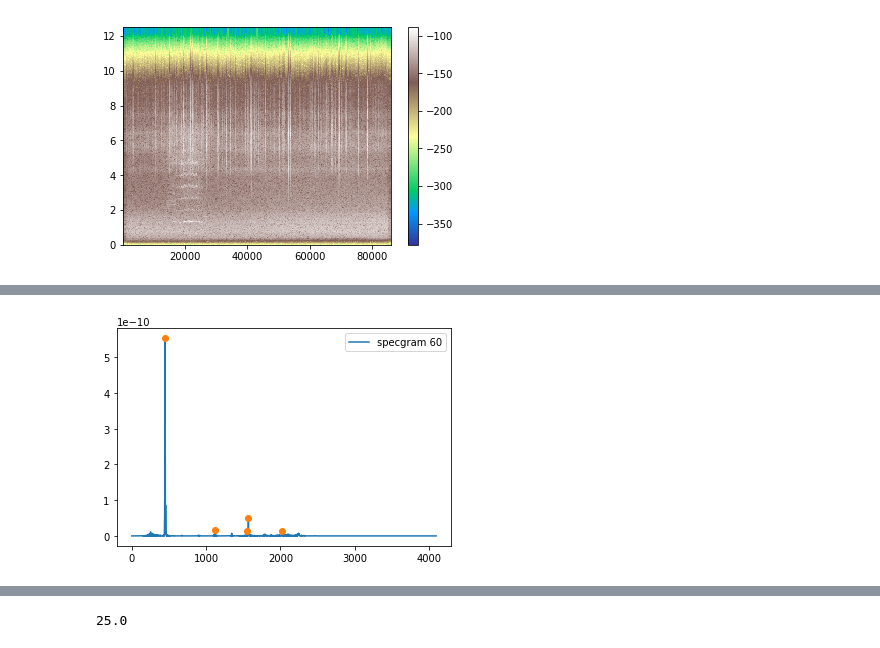
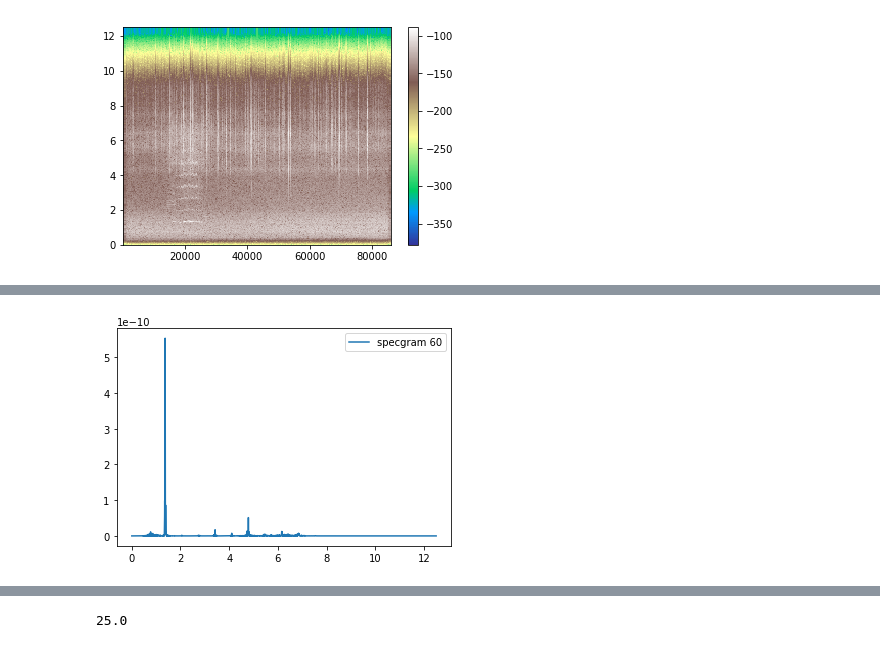
Before and after one commit to DDEssing/thesis_code, a Jupyter notebook: Amplitude_variation.ipynb, the cells around one changed output, grey strips where cells are left out. Cells and saved outputs as stored; diff of their text form; code cells hidden in the pictures.

Commit message:
Added almost working scatter plot on search maxima func

```diff
--- a/Amplitude_variation.ipynb
+++ b/Amplitude_variation.ipynb
@@ -300,14 +353,14 @@ plt.show()
 value_max, index_max = searchmaxima(maxima=5, data=specgram.T[60])
 value_max1, index_max1 = searchmaxima(maxima=5, data=specgram.T[55])
 # %%
-plt.plot(specgram.T[60],label='specgram 60')
+plt.plot(freq,specgram.T[60],label='specgram 60')
 #plt.plot(specgram.T[55], label='specgram 55')
-plt.plot(index_max, value_max, 'o')
+#plt.plot(index_max, value_max, 'o')
 #plt.plot(index_max1, value_max1, 'o')
 plt.legend()
 #plt.ylim(-350,-100)
 #plt.xlim(400,500)
 plt.plot()
 plt.show()
 # %% [output]
-[figure, old version]
+[figure, new version]
```
Also changed, not shown: parts of 11 cells of this notebook.
